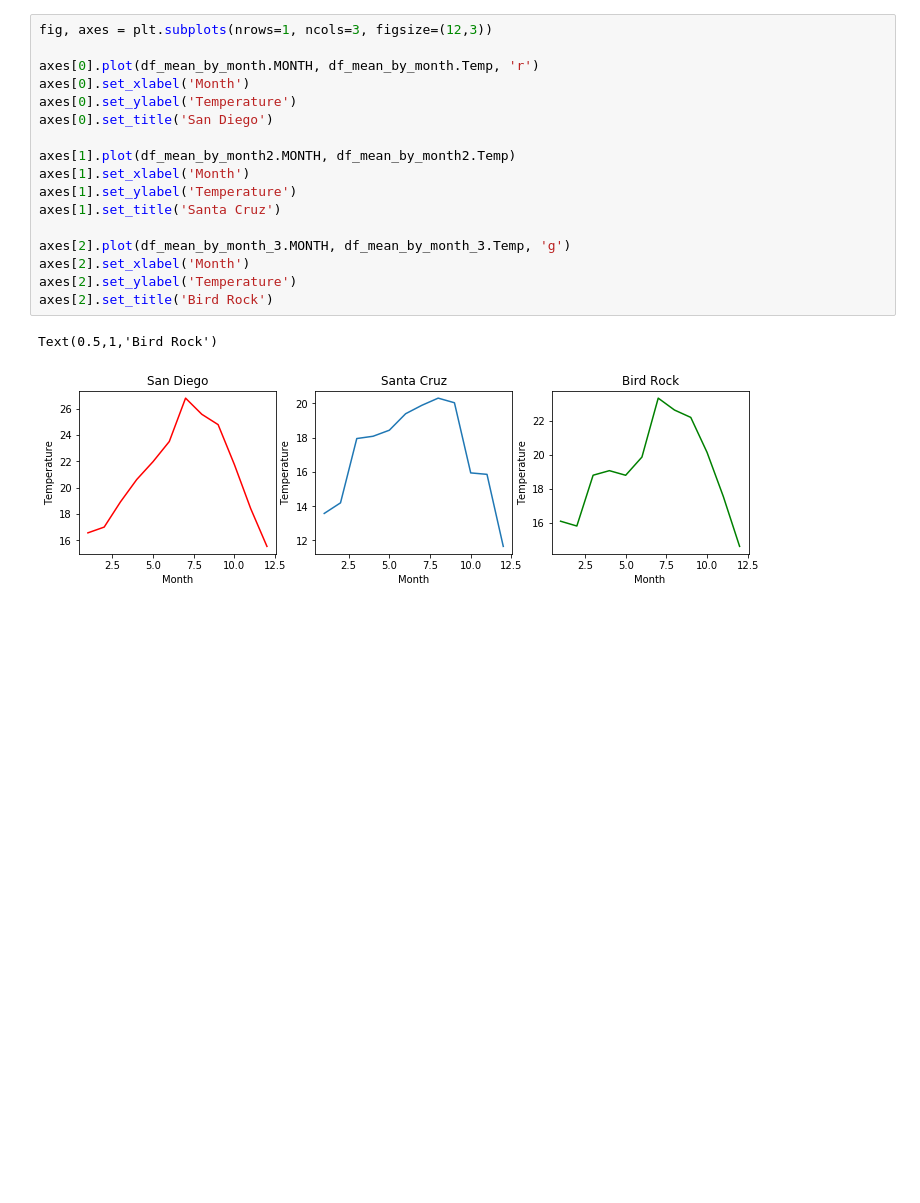
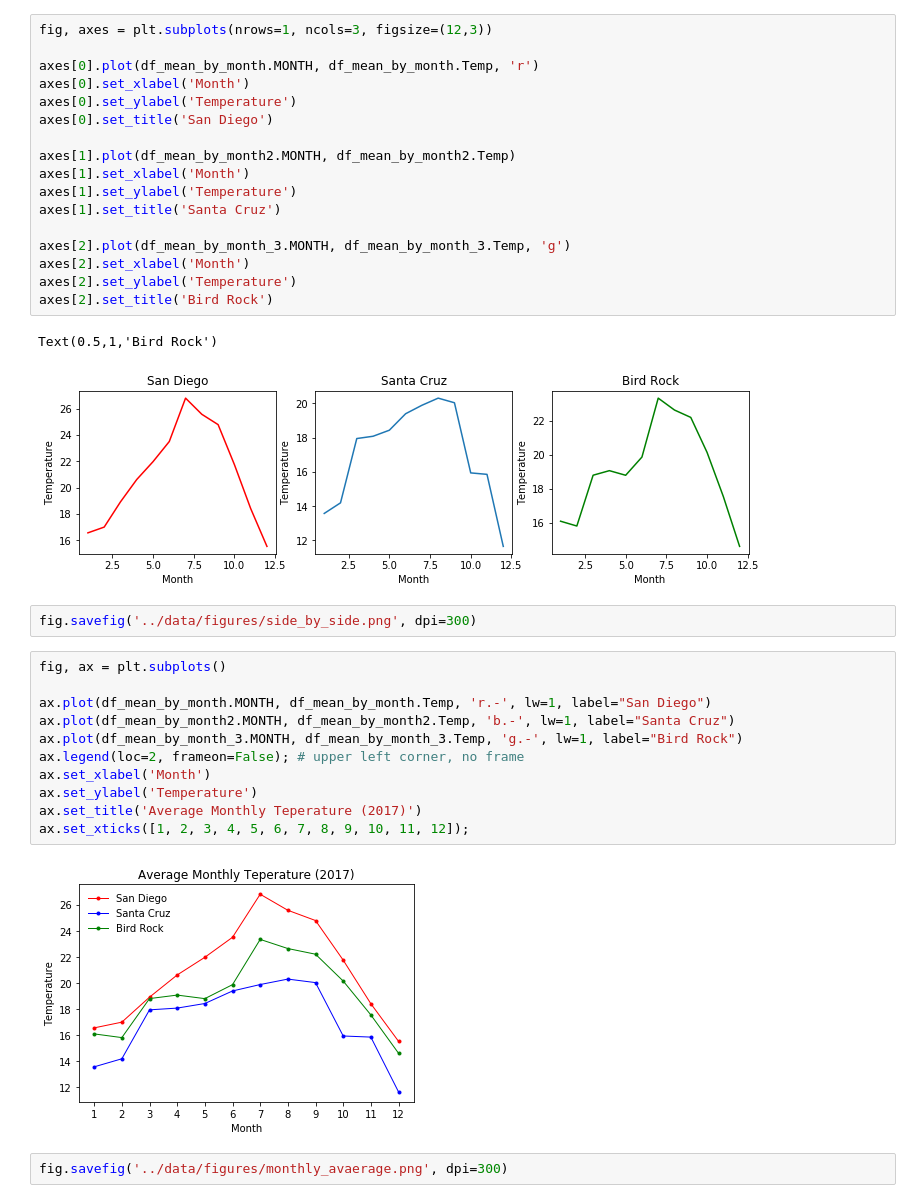
Before and after one commit to gbatzel/sio209_project, a Jupyter notebook: code/timeseries.ipynb, the cells around one changed output. Drawn from its saved outputs; the diff is of its cells as text; blank space fills up the shorter version.

```diff
--- a/code/timeseries.ipynb
+++ b/code/timeseries.ipynb
@@ -186,3 +199,20 @@ axes[2].set_title('Bird Rock')
 # %% [output]
 Text(0.5,1,'Bird Rock')
 [figure]
+# %%
+fig.savefig('../data/figures/side_by_side.png', dpi=300)
+# %%
+fig, ax = plt.subplots()
+
+ax.plot(df_mean_by_month.MONTH, df_mean_by_month.Temp, 'r.-', lw=1, label="San Diego")
+ax.plot(df_mean_by_month2.MONTH, df_mean_by_month2.Temp, 'b.-', lw=1, label="Santa Cruz")
+ax.plot(df_mean_by_month_3.MONTH, df_mean_by_month_3.Temp, 'g.-', lw=1, label="Bird Rock")
+ax.legend(loc=2, frameon=False); # upper left corner, no frame
+ax.set_xlabel('Month')
+ax.set_ylabel('Temperature')
+ax.set_title('Average Monthly Teperature (2017)')
+ax.set_xticks([1, 2, 3, 4, 5, 6, 7, 8, 9, 10, 11, 12]);
+# %% [output]
+[figure, added]
+# %%
+fig.savefig('../data/figures/monthly_avaerage.png', dpi=300)
```
Also changed, not shown: parts of 2 cells of this notebook, 2 other files.
